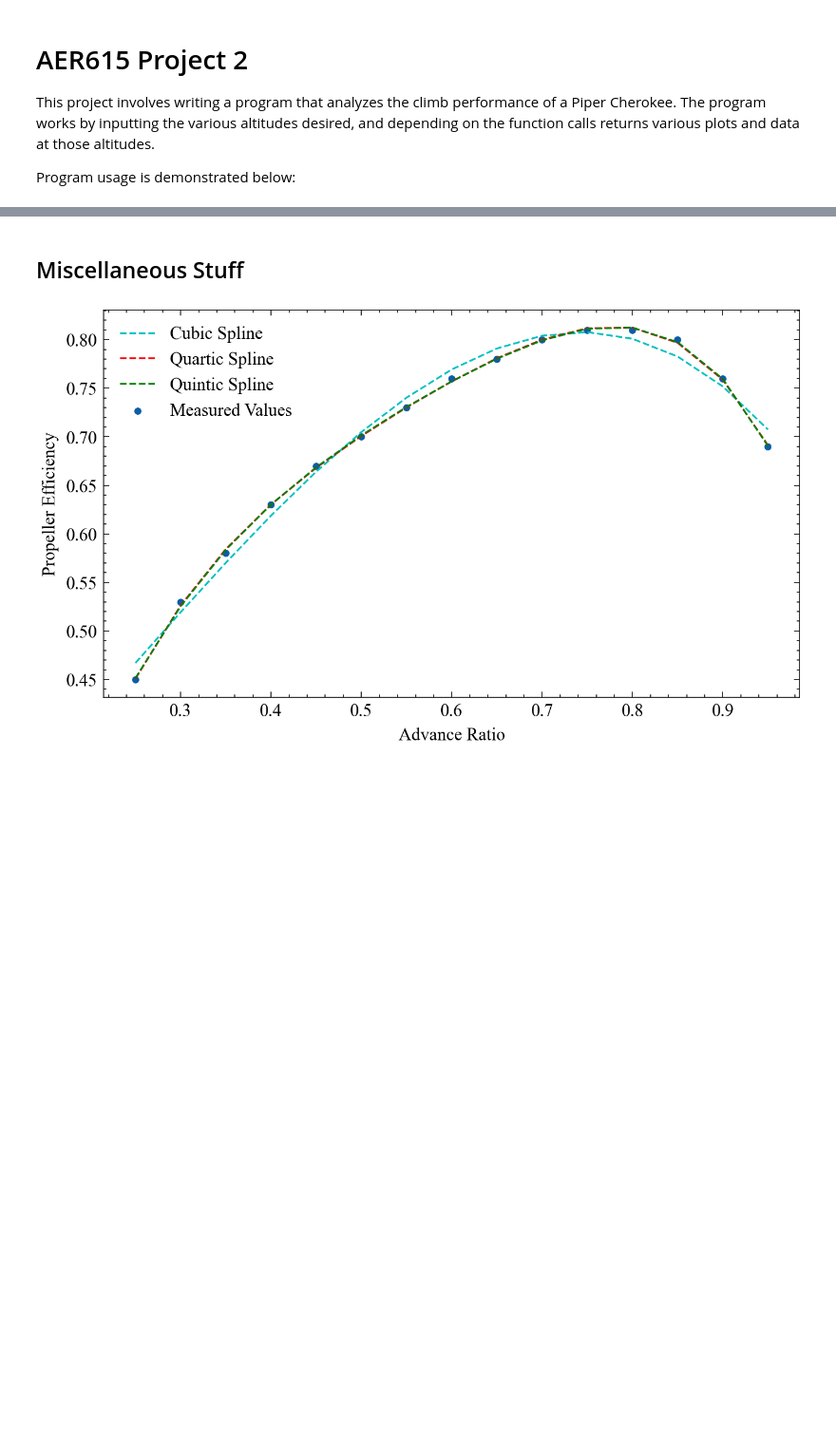
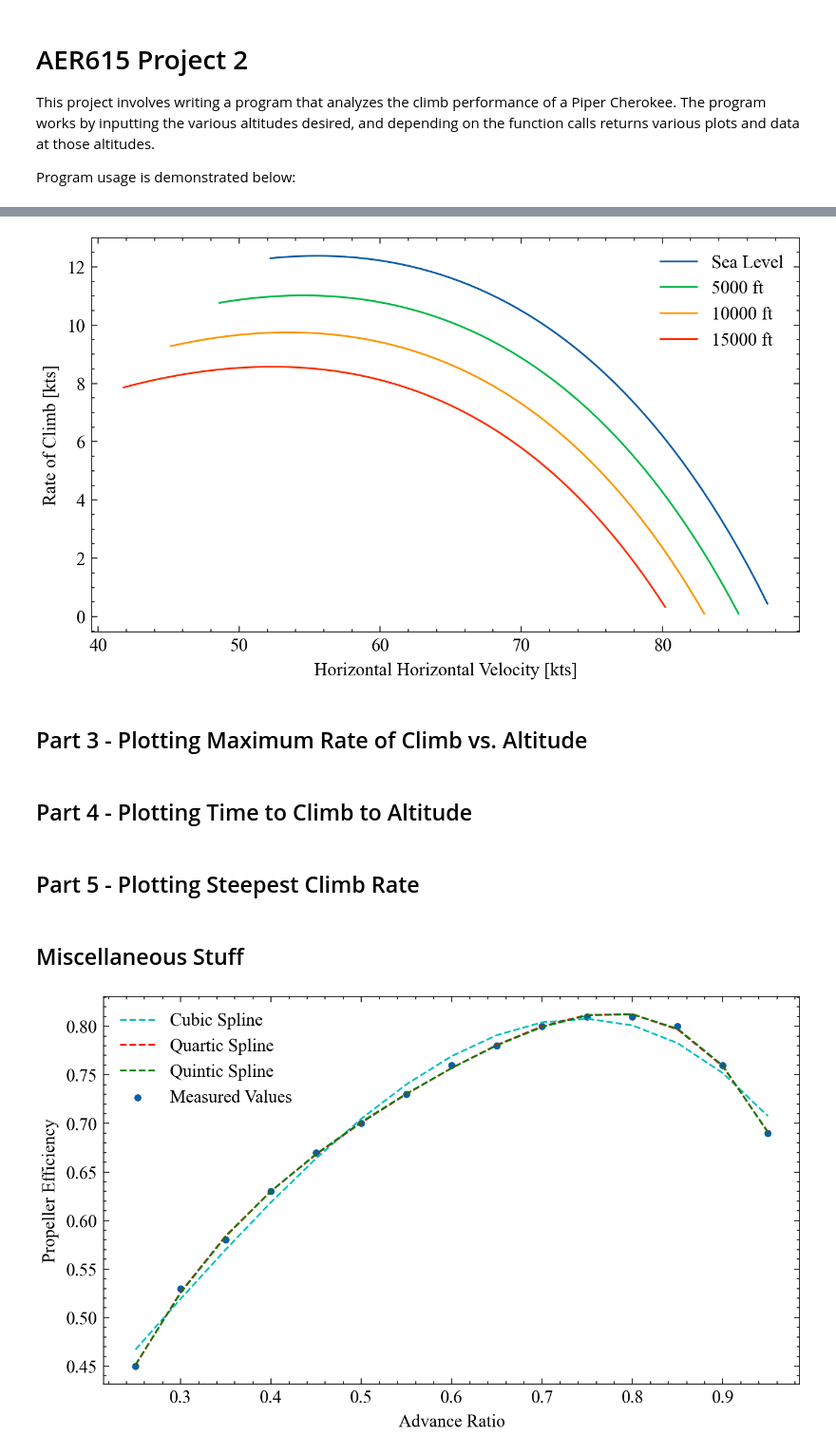
Before and after one commit to MichaszJ/aircraft-performance-projects, a Jupyter notebook: Project2.ipynb, the cells around one changed output, grey strips where cells are left out. Shown at 95% size. Cells and saved outputs as stored; diff of their text form; code cells hidden in the pictures; blank space fills up the shorter version.

```diff
--- a/Project2.ipynb
+++ b/Project2.ipynb
@@ -18,2 +33,12 @@ ca.max_roc(metric=False)
+# %%
+ca.hodograph(metric=False)
+# %% [output]
+[figure, added]
+# %% [markdown]
+## Part 3 - Plotting Maximum Rate of Climb vs. Altitude
+# %% [markdown]
+## Part 4 - Plotting Time to Climb to Altitude
+# %% [markdown]
+## Part 5 - Plotting Steepest Climb Rate
 # %% [markdown]
 ## Miscellaneous Stuff
```
Also changed, not shown: parts of 9 cells of this notebook, 1 other file.
